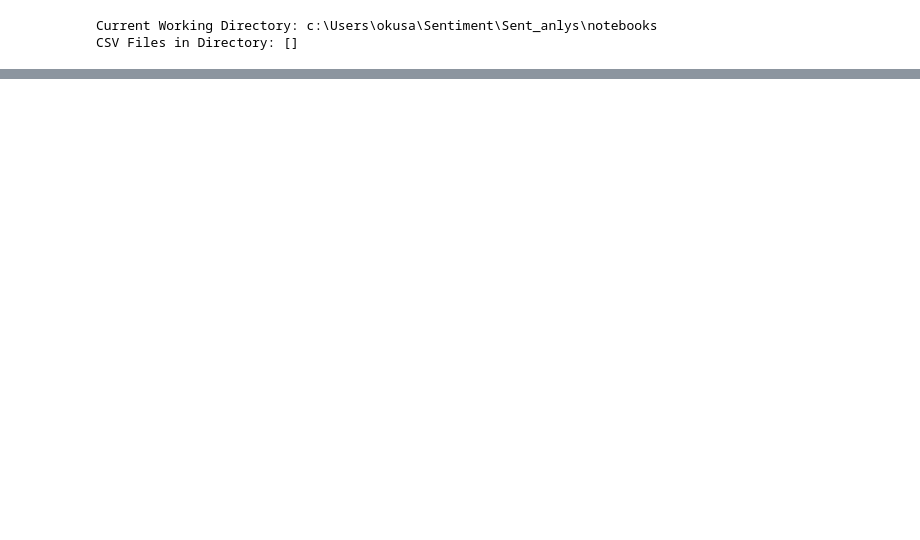
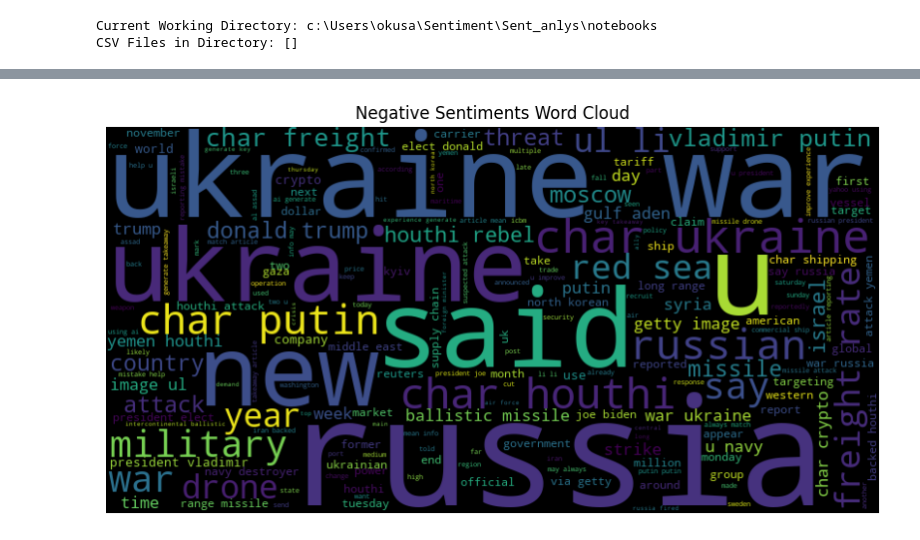
Before and after one commit to Ladozuki/Sent_anlys, a Jupyter notebook: notebooks/EDA.ipynb, the cells around one changed output, grey strips where cells are left out. Saved outputs shown, nothing was run; the diff lists cells and outputs as text; code cells hidden in the pictures; blank space fills up the shorter version.

```diff
--- a/notebooks/EDA.ipynb
+++ b/notebooks/EDA.ipynb
@@ -40,0 +218,9 @@ df.head()
+# %%
+plt.figure(figsize=(10, 6))
+wordcloud_neg = WordCloud(width=800, height=400).generate(negative_text)
+plt.imshow(wordcloud_neg, interpolation='bilinear')
+plt.title('Negative Sentiments Word Cloud')
+plt.axis('off')
+plt.show()
+# %% [output]
+[figure, added]
```
Also changed, not shown: parts of 15 cells of this notebook, 6 other files.
